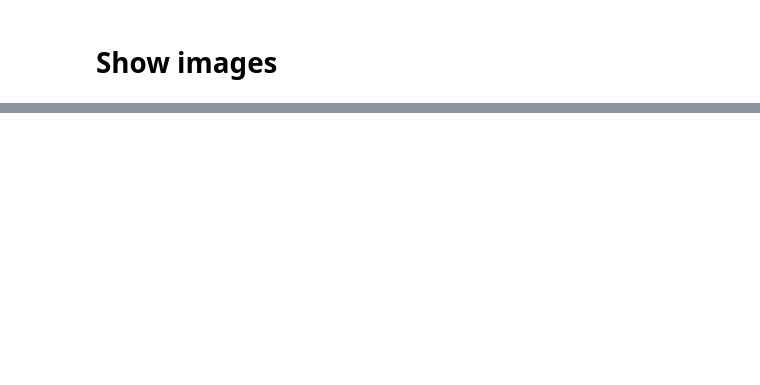
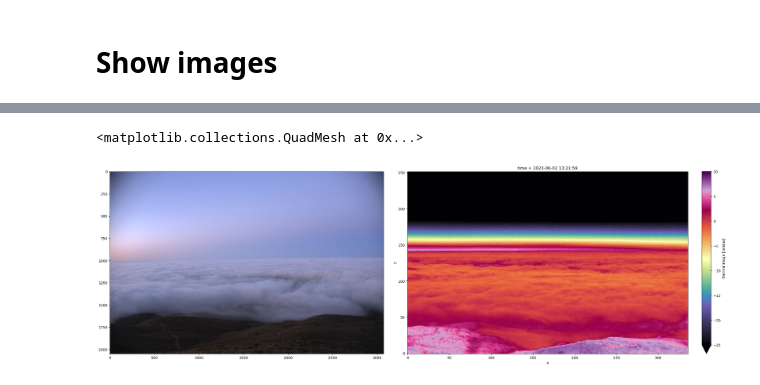
Before and after one commit to RBhupi/Konza_Mobo_Analysis, a Jupyter notebook: mobotix-download.ipynb, the cells around one changed output, grey strips where cells are left out. Saved outputs shown, nothing was run; the diff lists cells and outputs as text; code cells hidden in the pictures; blank space fills up the shorter version.

```diff
--- a/mobotix-download.ipynb
+++ b/mobotix-download.ipynb
@@ -88,0 +217,8 @@ cv2.imshow('image' ,img)
+# %%
+# Plot visible image and thermal data from CSV
+fig, axs = plt.subplots( ncols=2, nrows=1, figsize=[25,8], constrained_layout=True)
+axs[0].imshow(img[:, 0:3072, :])
+ds.thermalimage.plot(ax=axs[1], vmin = -25, vmax = 10, cmap=pyart.graph.cm_colorblind.ChaseSpectral)
+# %% [output]
+<matplotlib.collections.QuadMesh at 0x...>
+[figure, added]
```
Also changed, not shown: parts of 13 cells of this notebook.
